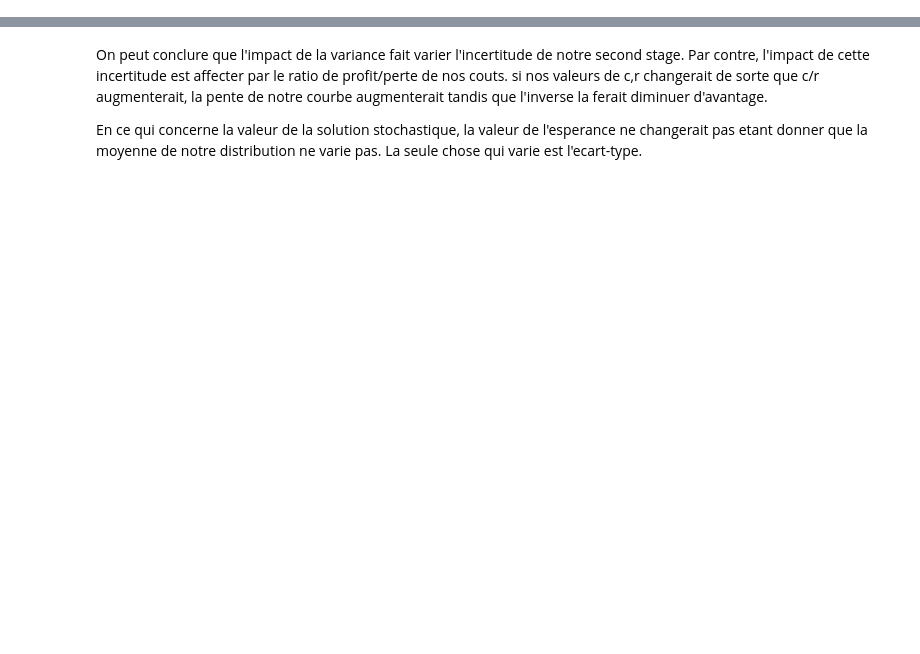
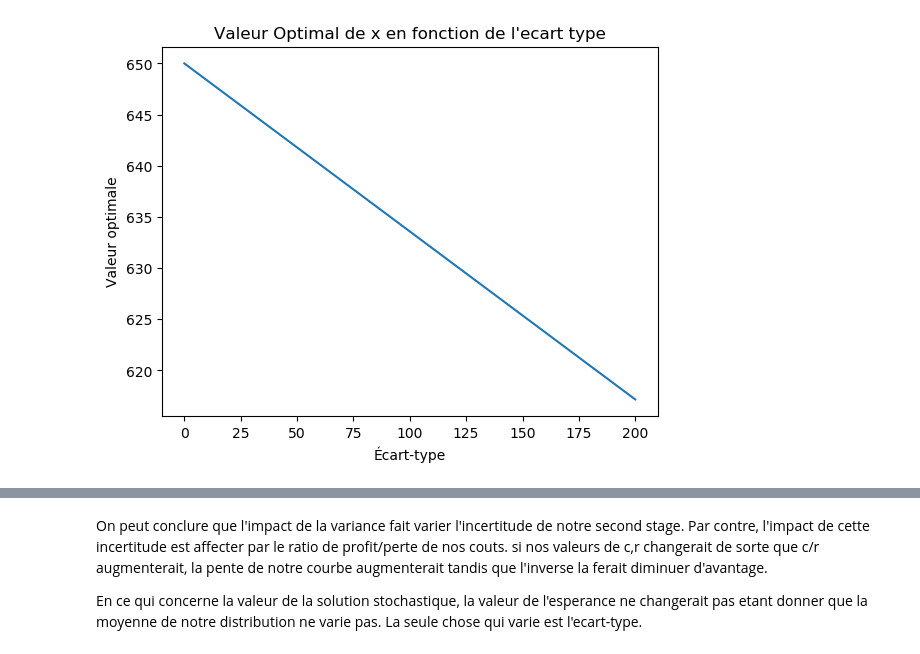
Before and after one commit to OlivierSirois/DevoirsMTH6415, a Jupyter notebook: Devoir1.ipynb, the cells around one changed output, grey strips where cells are left out. Cells and saved outputs as stored; diff of their text form; code cells hidden in the pictures; blank space fills up the shorter version.

```diff
--- a/Devoir1.ipynb
+++ b/Devoir1.ipynb
@@ -8,0 +27,21 @@ using PyPlot
+# %%
+# Constantes
+c = 0.15
+q = 0.25
+r = 0.02
+mu = 650
+
+
+solutions_optimales = [quantile(Normal(mu, x), (q-c)/(q-r)) for x in 1:200]
+
+# On ajoute la solution optimales pour un écart-type de 0
+unshift!(solutions_optimales, mu)
+
+# Graphique de la relation
+plot(range(0,201), solutions_optimales)
+title("Valeur Optimal de x en fonction de l'ecart type")
+xlabel("Écart-type")
+ylabel("Valeur optimale")
+show()
+# %% [output]
+[figure, added]
```
Also changed, not shown: parts of 19 cells of this notebook, 1 other file.
